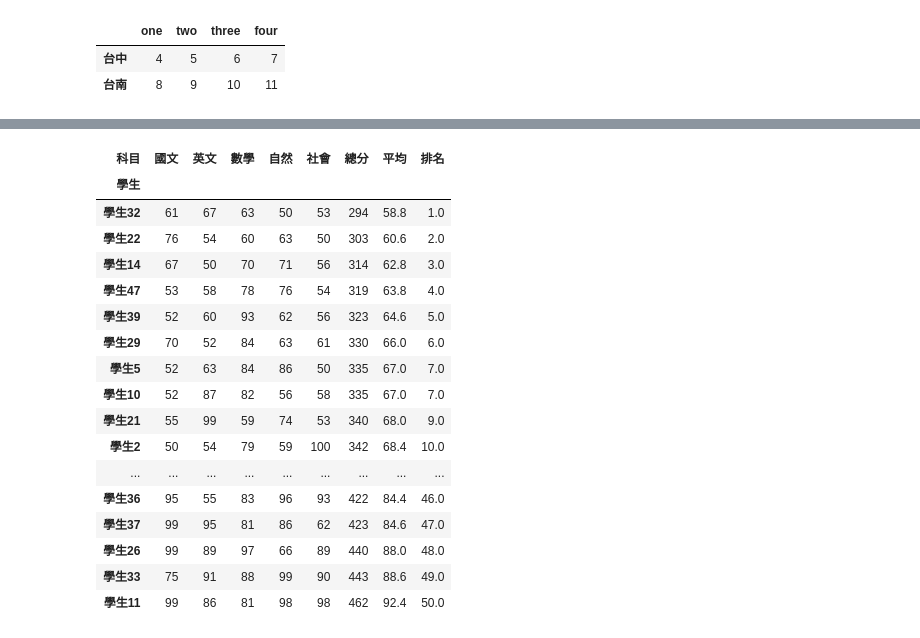
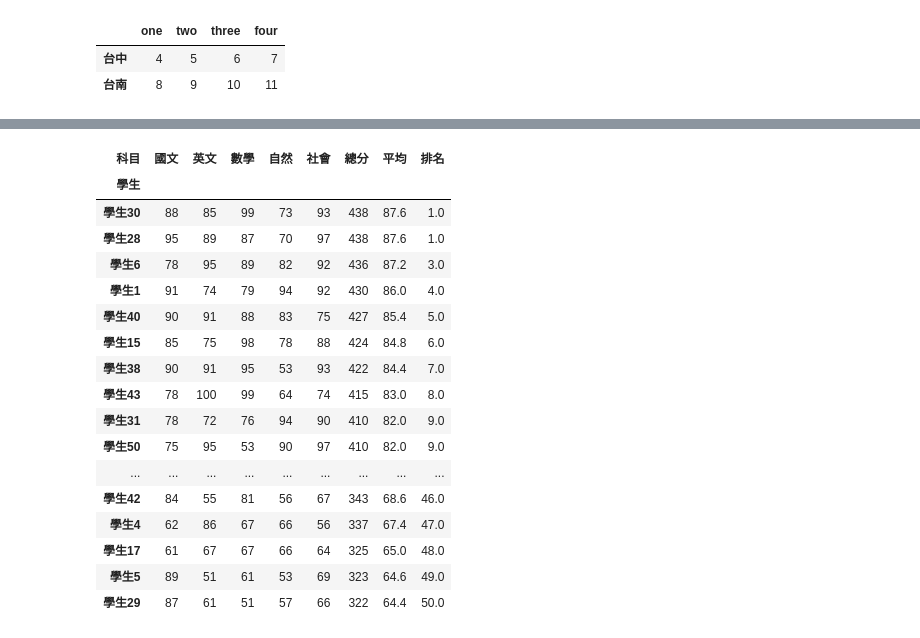
Before and after one commit to roberthsu2003/__2025_06_25_aiAnalysis_1_3__, a Jupyter notebook: lesson17/lesson17_2.ipynb, the cells around one changed output, grey strips where cells are left out. Drawn from its saved outputs; the diff is of its cells as text; code cells hidden in the pictures.

```diff
--- a/lesson17/lesson17_2.ipynb
+++ b/lesson17/lesson17_2.ipynb
@@ -37,6 +37,6 @@ df
 # %%
 #排序和排名
 #rank()
-rank_values = sum_values.rank(method='min')
+rank_values = sum_values.rank(method='min', ascending=False)
 df['排名'] = rank_values
 df
@@ -43,24 +62,24 @@ df
 # %%
 #sort_values()
 #sort_index()
-df1 = df.sort_values(by='總分', ascending=True)
+df1 = df.sort_values(by='總分', ascending=False)
 df1
 # %% [output]
 | 科目 | 國文 | 英文 | 數學 | 自然 | 社會 | 總分 | 平均 | 排名 |
 | 學生 |  |  |  |  |  |  |  |  |
-| 學生32 | 61 | 67 | 63 | 50 | 53 | 294 | 58.8 | 1.0 |
-| 學生22 | 76 | 54 | 60 | 63 | 50 | 303 | 60.6 | 2.0 |
-| 學生14 | 67 | 50 | 70 | 71 | 56 | 314 | 62.8 | 3.0 |
-| 學生47 | 53 | 58 | 78 | 76 | 54 | 319 | 63.8 | 4.0 |
-| 學生39 | 52 | 60 | 93 | 62 | 56 | 323 | 64.6 | 5.0 |
-| 學生29 | 70 | 52 | 84 | 63 | 61 | 330 | 66.0 | 6.0 |
-| 學生5 | 52 | 63 | 84 | 86 | 50 | 335 | 67.0 | 7.0 |
-| 學生10 | 52 | 87 | 82 | 56 | 58 | 335 | 67.0 | 7.0 |
-| 學生21 | 55 | 99 | 59 | 74 | 53 | 340 | 68.0 | 9.0 |
-| 學生2 | 50 | 54 | 79 | 59 | 100 | 342 | 68.4 | 10.0 |
+| 學生30 | 88 | 85 | 99 | 73 | 93 | 438 | 87.6 | 1.0 |
+| 學生28 | 95 | 89 | 87 | 70 | 97 | 438 | 87.6 | 1.0 |
+| 學生6 | 78 | 95 | 89 | 82 | 92 | 436 | 87.2 | 3.0 |
+| 學生1 | 91 | 74 | 79 | 94 | 92 | 430 | 86.0 | 4.0 |
+| 學生40 | 90 | 91 | 88 | 83 | 75 | 427 | 85.4 | 5.0 |
+| 學生15 | 85 | 75 | 98 | 78 | 88 | 424 | 84.8 | 6.0 |
+| 學生38 | 90 | 91 | 95 | 53 | 93 | 422 | 84.4 | 7.0 |
+| 學生43 | 78 | 100 | 99 | 64 | 74 | 415 | 83.0 | 8.0 |
+| 學生31 | 78 | 72 | 76 | 94 | 90 | 410 | 82.0 | 9.0 |
+| 學生50 | 75 | 95 | 53 | 90 | 97 | 410 | 82.0 | 9.0 |
 | ... | ... | ... | ... | ... | ... | ... | ... | ... |
-| 學生36 | 95 | 55 | 83 | 96 | 93 | 422 | 84.4 | 46.0 |
-| 學生37 | 99 | 95 | 81 | 86 | 62 | 423 | 84.6 | 47.0 |
-| 學生26 | 99 | 89 | 97 | 66 | 89 | 440 | 88.0 | 48.0 |
-| 學生33 | 75 | 91 | 88 | 99 | 90 | 443 | 88.6 | 49.0 |
-| 學生11 | 99 | 86 | 81 | 98 | 98 | 462 | 92.4 | 50.0 |
+| 學生42 | 84 | 55 | 81 | 56 | 67 | 343 | 68.6 | 46.0 |
+| 學生4 | 62 | 86 | 67 | 66 | 56 | 337 | 67.4 | 47.0 |
+| 學生17 | 61 | 67 | 67 | 66 | 64 | 325 | 65.0 | 48.0 |
+| 學生5 | 89 | 51 | 61 | 53 | 69 | 323 | 64.6 | 49.0 |
+| 學生29 | 87 | 61 | 51 | 57 | 66 | 322 | 64.4 | 50.0 |
```
Also changed, not shown: parts of 1 cell of this notebook.
